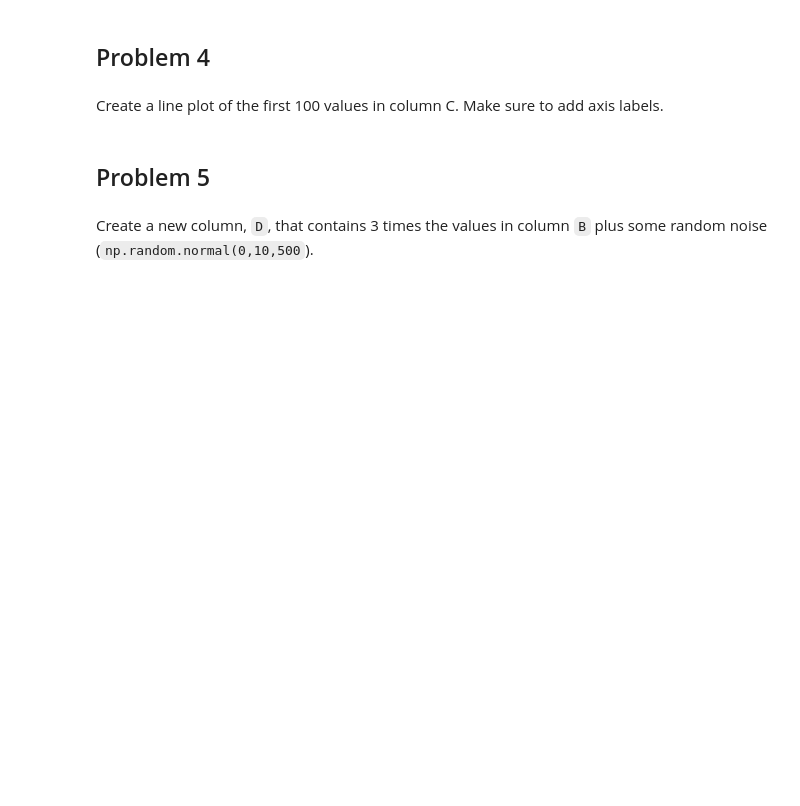
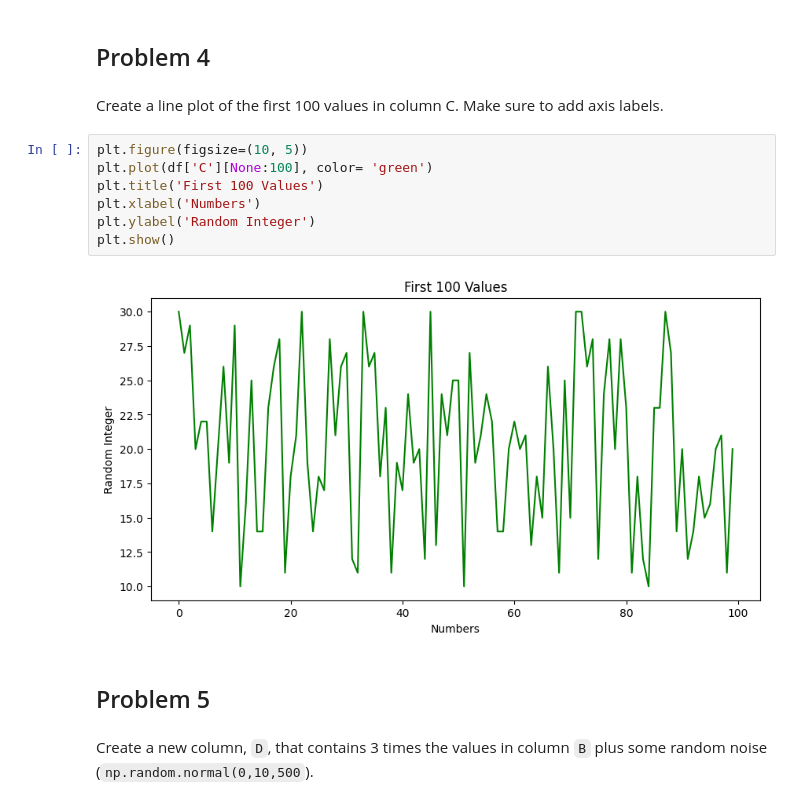
Before and after one commit to cyeef/Data-Science-Portfolio-C21-, a Jupyter notebook: Exercises/6a-Numpy,Pandas,Plotting.Exercise.ipynb, the cells around one changed output. Drawn from its saved outputs; the diff is of its cells as text; blank space fills up the shorter version.

```diff
--- a/Exercises/6a-Numpy,Pandas,Plotting.Exercise.ipynb
+++ b/Exercises/6a-Numpy,Pandas,Plotting.Exercise.ipynb
@@ -24,6 +73,15 @@ Plot a histogram of column A. It should contain a vertical line at the mean. Mak
 ## Problem 4
 # %% [markdown]
 Create a line plot of the first 100 values in column C. Make sure to add axis labels.
+# %%
+plt.figure(figsize=(10, 5))
+plt.plot(df['C'][None:100], color= 'green')
+plt.title('First 100 Values')
+plt.xlabel('Numbers')
+plt.ylabel('Random Integer')
+plt.show()
+# %% [output]
+[figure, added]
 # %% [markdown]
 ## Problem 5
 # %% [markdown]
```
Also changed, not shown: parts of 9 cells of this notebook.
